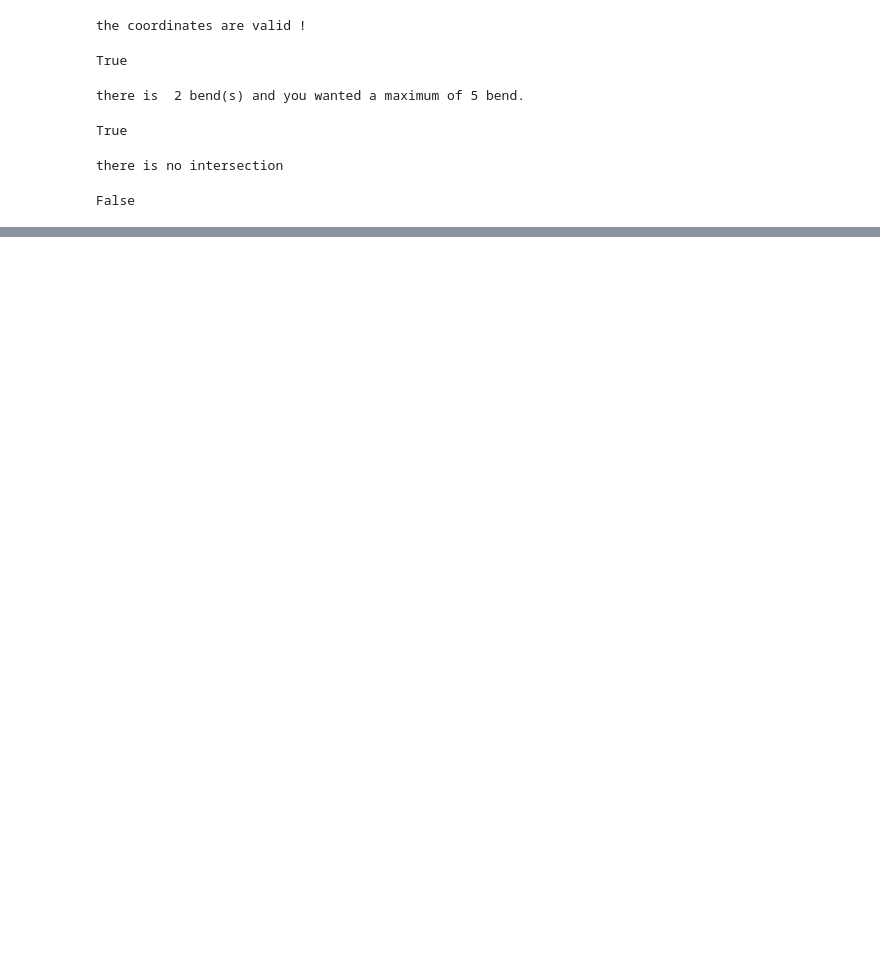
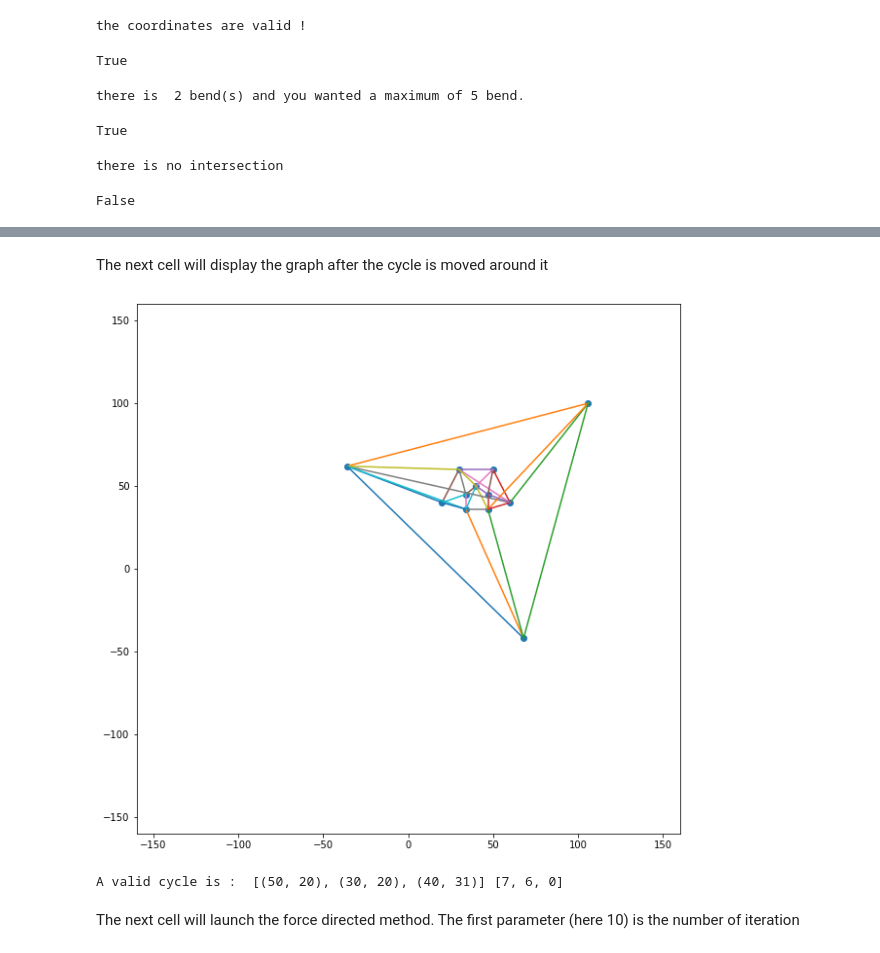
Before and after one commit to PierrePages/Graph_drawing, a Jupyter notebook: main.ipynb, the cells around one changed output, grey strips where cells are left out. Cells and saved outputs as stored; diff of their text form; code cells hidden in the pictures; blank space fills up the shorter version.

```diff
--- a/main.ipynb
+++ b/main.ipynb
@@ -500,0 +714,24 @@ a[0]
+# %% [markdown]
+The next cell will display the graph after the cycle is moved around it
+# %%
+initialisation()
+sup_bends()
+cycle_is_valid = False
+
+#this loop test if the subset of the graph minus the cycle is still connected
+while cycle_is_valid == False:
+    matrix = adj_matrix(node_list,edge_list)
+    cycle = find_cycle(matrix)
+    a = DFS(matrix, cycle)
+    if len(a) == len(node_list)- len(cycle):
+        cycle_is_valid = True
+
+cycle_coord= [node_list[point]for point in cycle]
+move_cycle(cycle)
+show_graph2(node_list,edge_list,2*s)
+print("A valid cycle is : ",cycle_coord, cycle)
+# %% [output]
+[figure, added]
+A valid cycle is :  [(50, 20), (30, 20), (40, 31)] [7, 6, 0]
+# %% [markdown]
+The next cell will launch the force directed method. The first parameter (here 10) is the number of iteration
```
Also changed, not shown: parts of 15 cells of this notebook, 3 other files.
